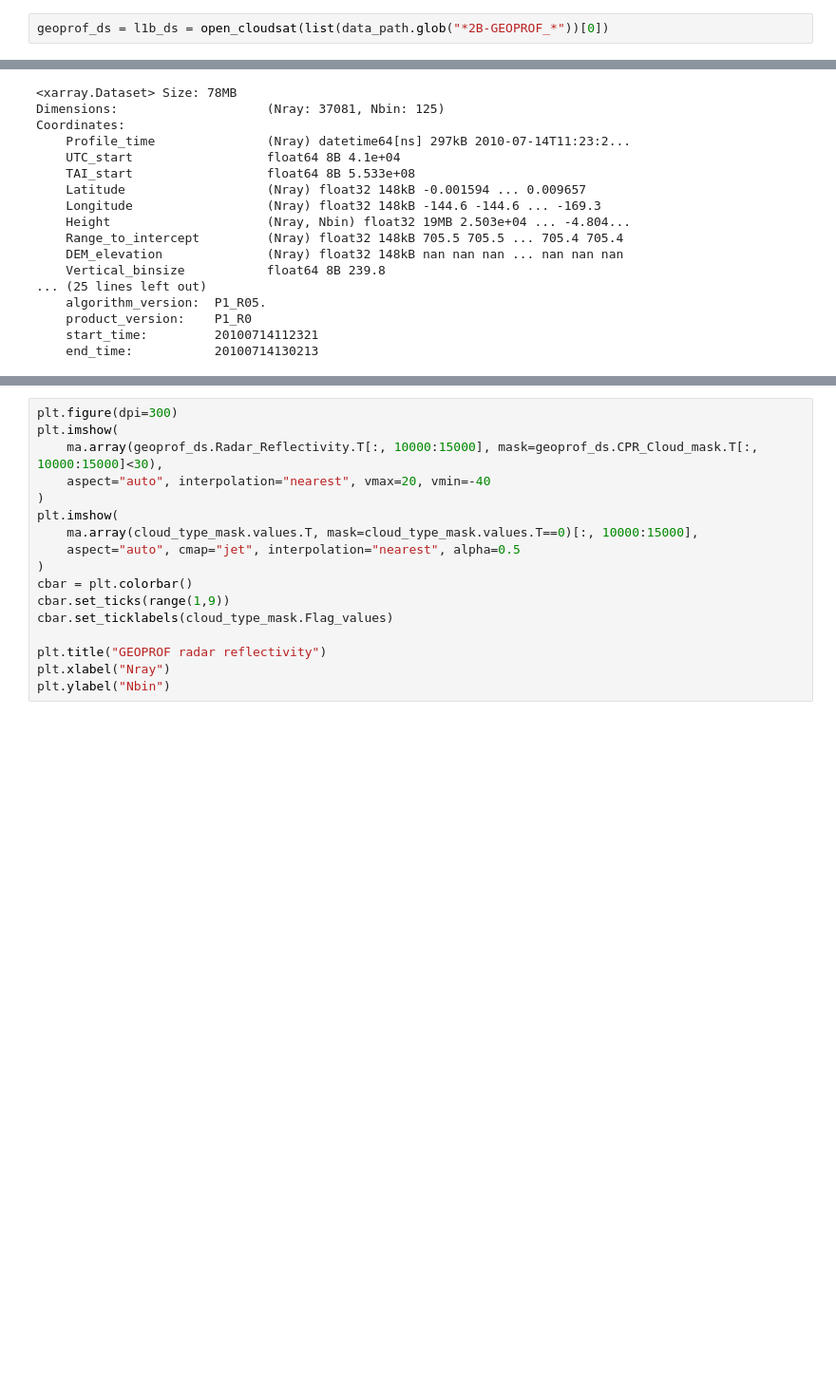
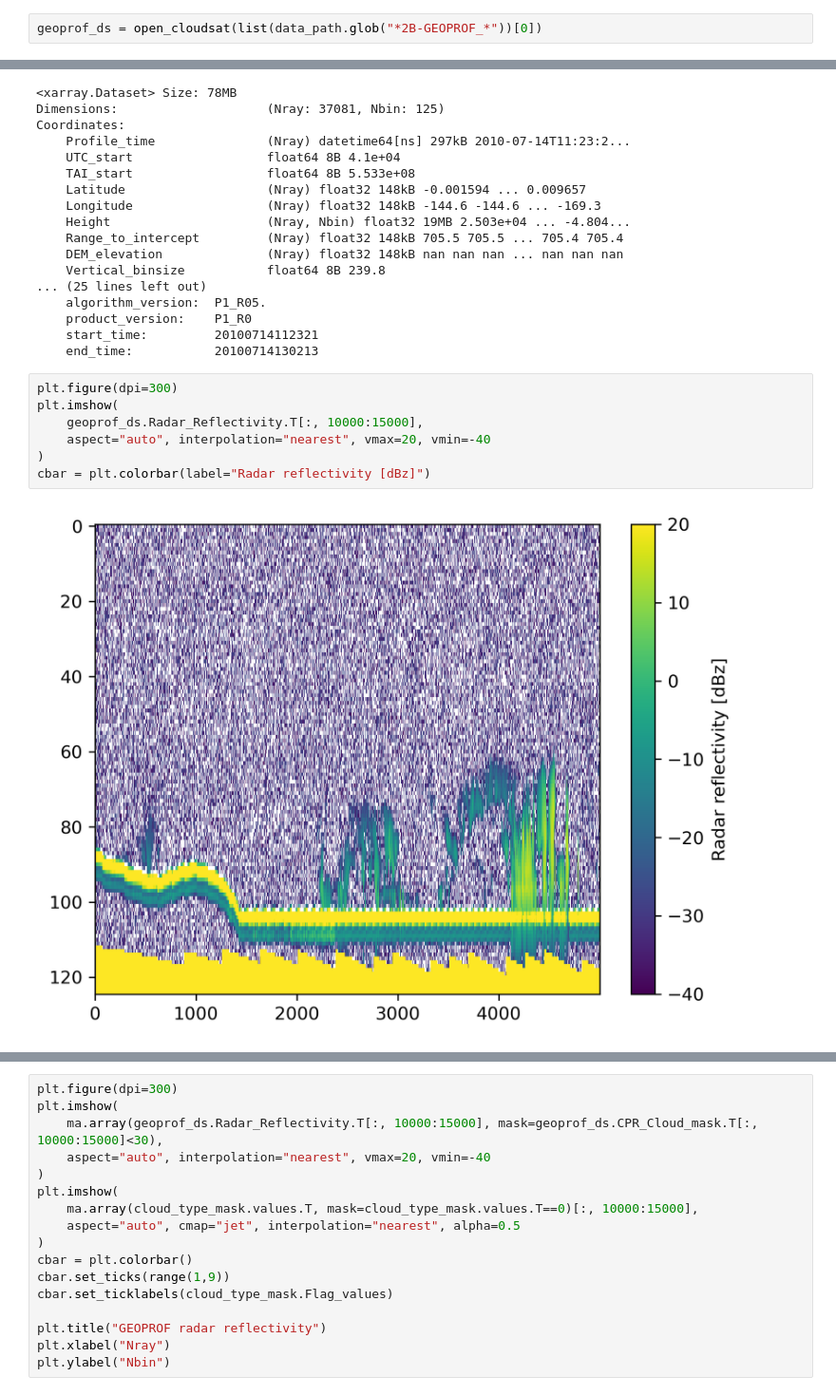
Before and after one commit to w-k-jones/CloudSatiPy, a Jupyter notebook: examples/reconstruct_cloudmask.ipynb, the cells around one changed output, grey strips where cells are left out. Shown at 95% size. Cells and saved outputs as stored; diff of their text form; blank space fills up the shorter version.

```diff
--- a/examples/reconstruct_cloudmask.ipynb
+++ b/examples/reconstruct_cloudmask.ipynb
@@ -127,5 +172,5 @@ Text(0, 0.5, 'Nbin')
 # %%
-geoprof_ds = l1b_ds = open_cloudsat(list(data_path.glob("*2B-GEOPROF_*"))[0])
+geoprof_ds = open_cloudsat(list(data_path.glob("*2B-GEOPROF_*"))[0])
 # %%
 geoprof_ds
 # %% [output]
@@ -146,3 +191,12 @@ Coordinates:
     product_version:    P1_R0
     start_time:         20100714112321
     end_time:           20100714130213
+# %%
+plt.figure(dpi=300)
+plt.imshow(
+    geoprof_ds.Radar_Reflectivity.T[:, 10000:15000],
+    aspect="auto", interpolation="nearest", vmax=20, vmin=-40
+)
+cbar = plt.colorbar(label="Radar reflectivity [dBz]")
+# %% [output]
+[figure, added]
```
Also changed, not shown: parts of 11 cells of this notebook, 2 other files.
